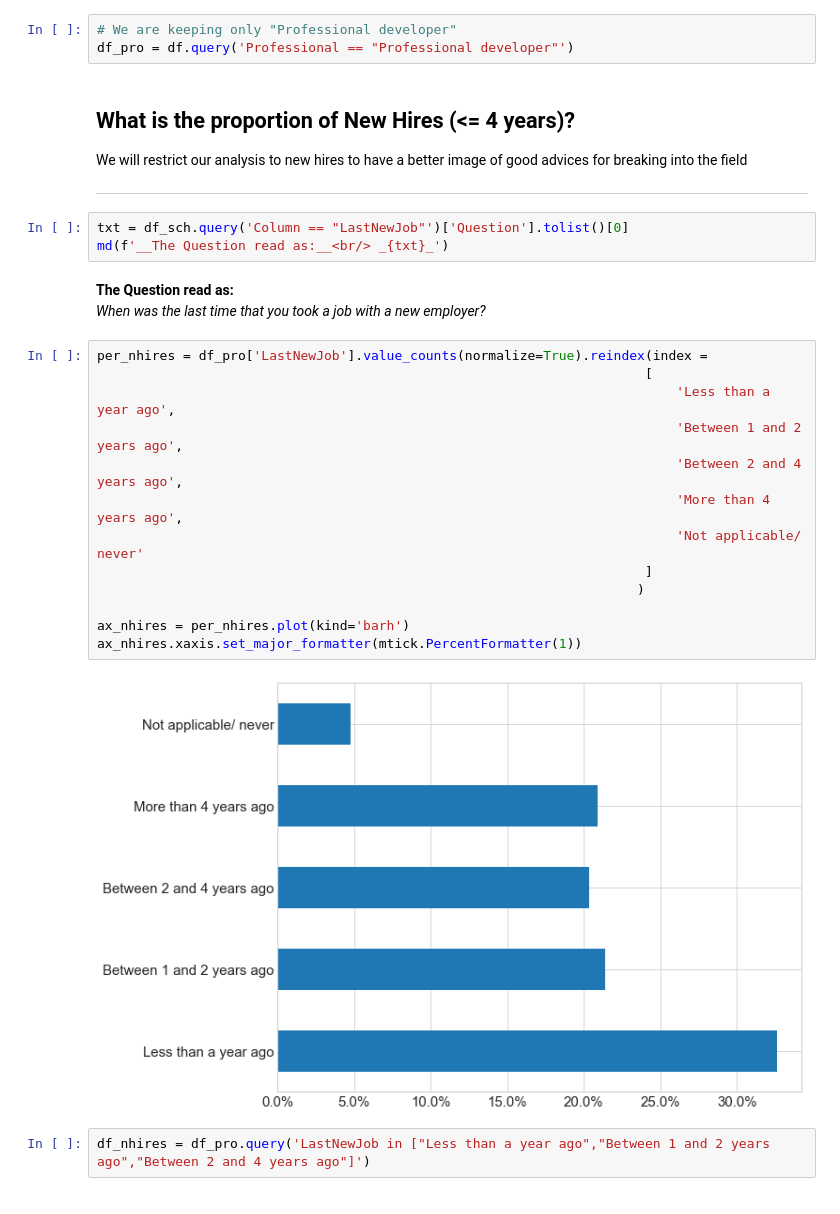
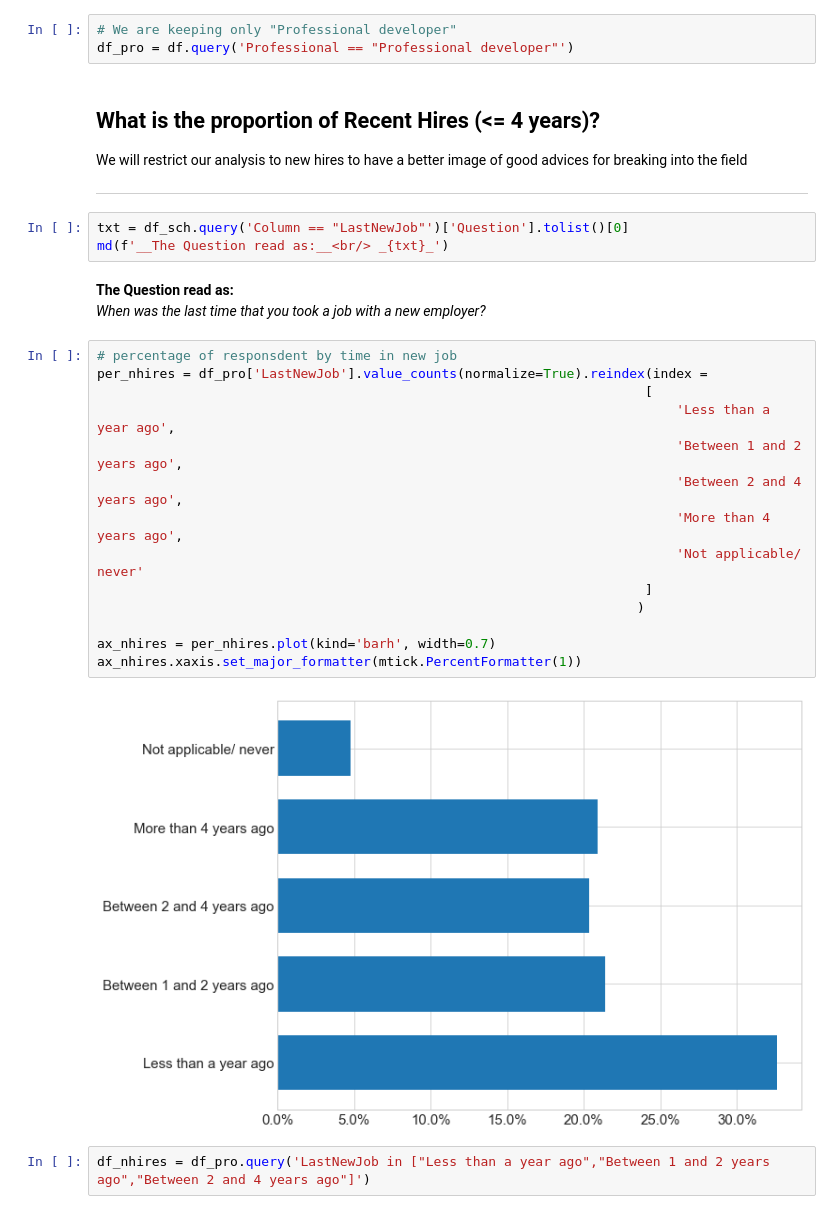
Before and after one commit to 6one2/Stack_PublicSurvey, a Jupyter notebook: code/StackPublicSurvey.ipynb, the cells around one changed output. Drawn from its saved outputs; the diff is of its cells as text.

```diff
--- a/code/StackPublicSurvey.ipynb
+++ b/code/StackPublicSurvey.ipynb
@@ -53,7 +53,7 @@ ax.xaxis.set_major_formatter(mtick.PercentFormatter(1))
 # We are keeping only "Professional developer"
 df_pro = df.query('Professional == "Professional developer"')
 # %% [markdown]
-## What is the proportion of New Hires (<= 4 years)?
+## What is the proportion of Recent Hires (<= 4 years)?
 We will restrict our analysis to new hires to have a better image of good advices for breaking into the field
 ___
 # %%
@@ -62,20 +62,21 @@ md(f'__The Question read as:__<br/> _{txt}_')
 # %% [output]
 __The Question read as:__<br/> _When was the last time that you took a job with a new employer?_
 # %%
+# percentage of responsdent by time in new job
 per_nhires = df_pro['LastNewJob'].value_counts(normalize=True).reindex(index =
                                                                       [
                                                                           'Less than a year ago',
                                                                           'Between 1 and 2 years ago',
                                                                           'Between 2 and 4 years ago',
                                                                           'More than 4 years ago',
                                                                           'Not applicable/ never'
                                                                       ]
                                                                      )
 
-ax_nhires = per_nhires.plot(kind='barh')
+ax_nhires = per_nhires.plot(kind='barh', width=0.7)
 ax_nhires.xaxis.set_major_formatter(mtick.PercentFormatter(1))
 # %% [output]
-[figure, old version]
+[figure, new version]
 # %%
 df_nhires = df_pro.query('LastNewJob in ["Less than a year ago","Between 1 and 2 years ago","Between 2 and 4 years ago"]')
 # %% [markdown]
```
Also changed, not shown: parts of 66 cells of this notebook, 1 other file.
